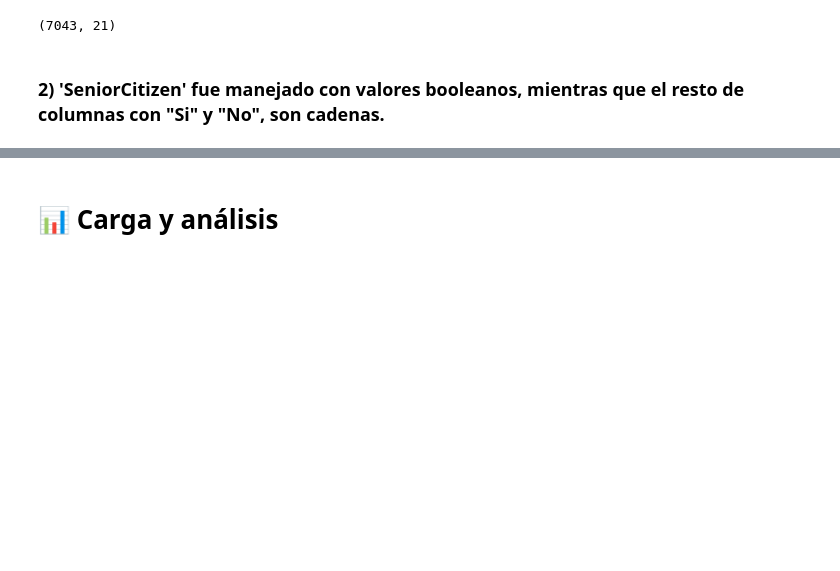
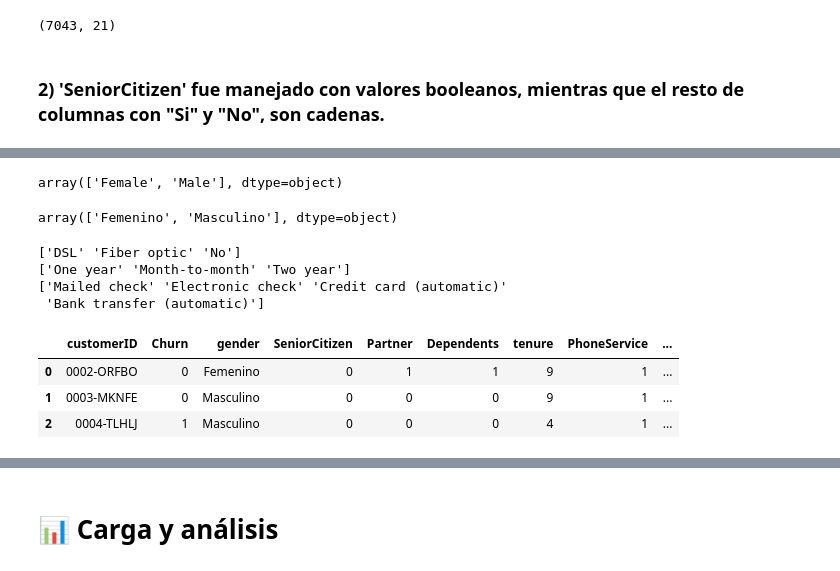
Before and after one commit to QsbsRr/Challenge-Alura-TelecomX-1---RCIRM, a Jupyter notebook: TelecomX_LATAM - RCIRM.ipynb, the cells around one changed output, grey strips where cells are left out. Drawn from its saved outputs; the diff is of its cells as text; code cells hidden in the pictures; blank space fills up the shorter version.

```diff
--- a/TelecomX_LATAM - RCIRM.ipynb
+++ b/TelecomX_LATAM - RCIRM.ipynb
@@ -142,0 +142,23 @@ Decidí que para manejar las inconsistencias en el punto 2, lo más conveniente
+# %%
+#Definimos las columnas donde vamos a convertir los 'Yes' y 'No' en 1 y 0
+columnas_yn = ['Churn',
+'SeniorCitizen',
+'Partner',
+'Dependents',
+'PhoneService',
+'MultipleLines',
+'OnlineSecurity',
+'OnlineBackup',
+'DeviceProtection',
+'TechSupport',
+'StreamingTV',
+'StreamingMovies',
+'PaperlessBilling']
+# %%
+#Creamos una función para cambiar sus valores de 'Si' a 1 y de 'No' a 0.
+for columna in columnas_yn:
+    df_telecomx[columna] = [1 if x == 'Yes' or x == 1 else (0 if x == 'No' or x == 0 else 2) for x in df_telecomx[columna]]
+
+# Verificación
+for columna in columnas_yn:
+    print(f"{columna}: {df_telecomx[columna].unique()}")
@@ -142,0 +182,28 @@ Decidí que para manejar las inconsistencias en el punto 2, lo más conveniente
+# %%
+#
+df_telecomx['gender'].unique()
+# %% [output]
+array(['Female', 'Male'], dtype=object)
+# %%
+df_telecomx['gender'] = ['Masculino' if x == 'Male' else 'Femenino' for x in df_telecomx['gender']]
+# %%
+df_telecomx['gender'].unique()
+# %% [output]
+array(['Femenino', 'Masculino'], dtype=object)
+# %%
+print(df_telecomx['InternetService'].unique())
+print(df_telecomx['Contract'].unique())
+print(df_telecomx['PaymentMethod'].unique())
+# %% [output]
+['DSL' 'Fiber optic' 'No']
+['One year' 'Month-to-month' 'Two year']
+['Mailed check' 'Electronic check' 'Credit card (automatic)'
+ 'Bank transfer (automatic)']
+# %%
+#Verificamos el dataframe
+df_telecomx.head(3)
+# %% [output]
+|  | customerID | Churn | gender | SeniorCitizen | Partner | Dependents | tenure | PhoneService | ... |
+| 0 | 0002-ORFBO | 0 | Femenino | 0 | 1 | 1 | 9 | 1 | ... |
+| 1 | 0003-MKNFE | 0 | Masculino | 0 | 0 | 0 | 9 | 1 | ... |
+| 2 | 0004-TLHLJ | 1 | Masculino | 0 | 0 | 0 | 4 | 1 | ... |
```
Also changed, not shown: parts of 12 cells of this notebook.
